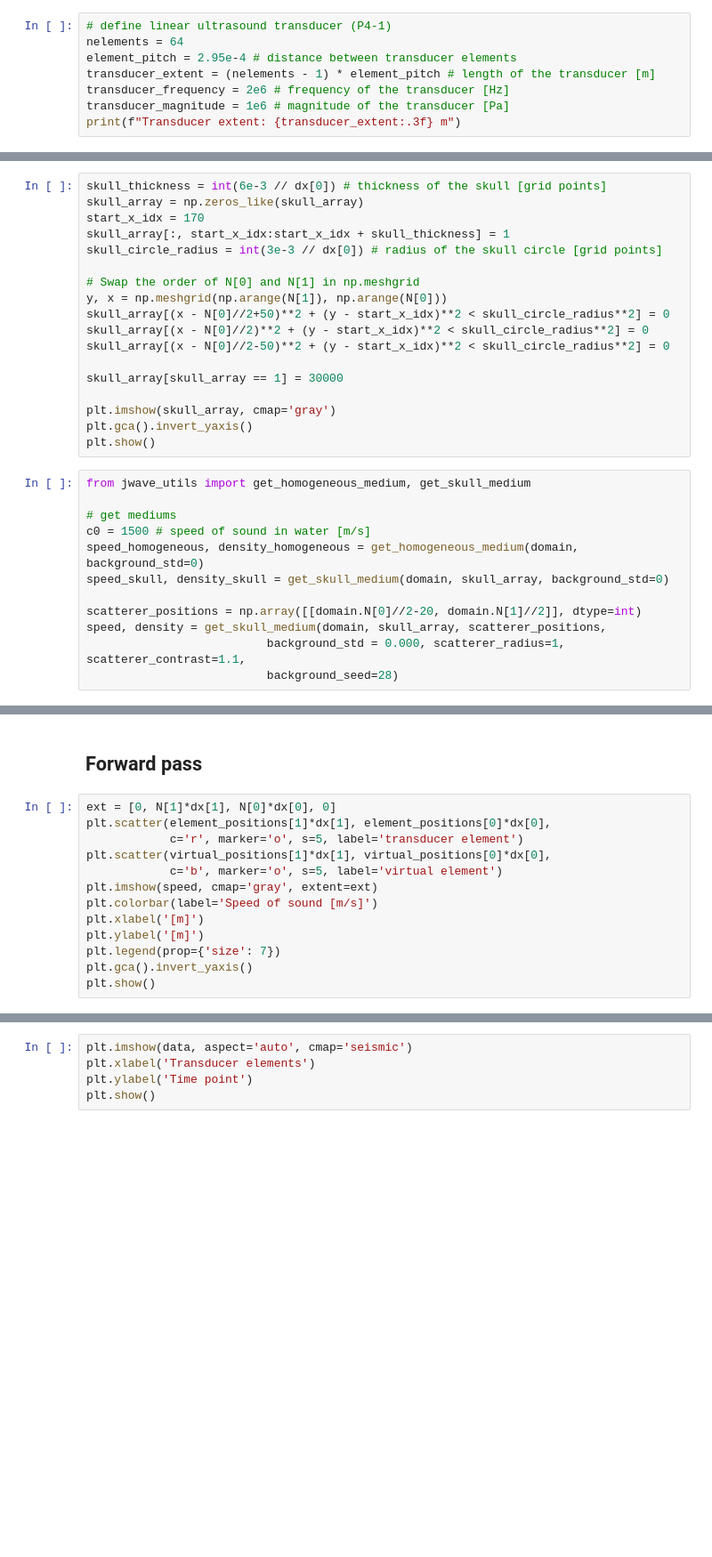
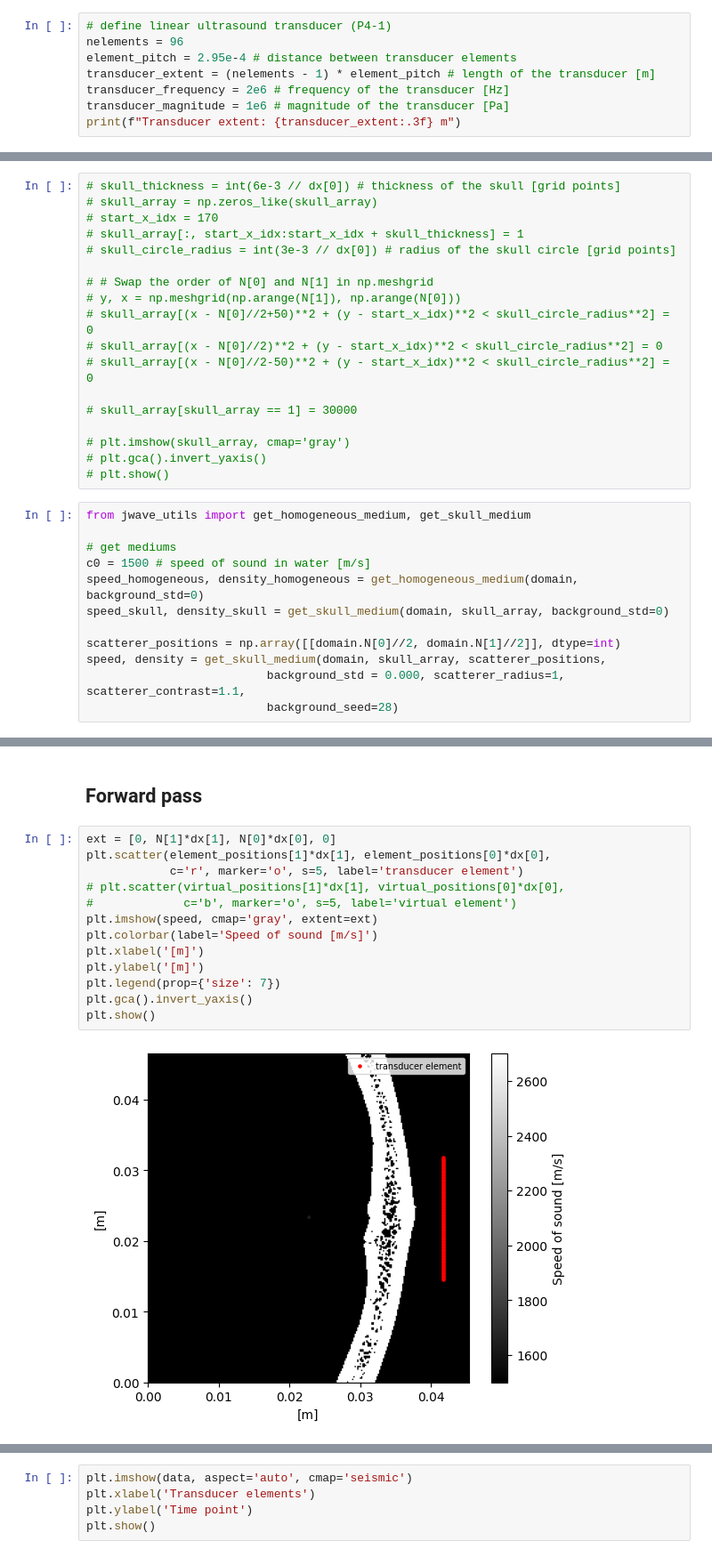
Before and after one commit to thomasrribeiro/brainhackFUS, a Jupyter notebook: notebooks/recon_skull.ipynb, the cells around one changed output, grey strips where cells are left out. Shown at 89% size. Drawn from its saved outputs; the diff is of its cells as text; blank space fills up the shorter version.

```diff
--- a/notebooks/recon_skull.ipynb
+++ b/notebooks/recon_skull.ipynb
@@ -17,7 +19,7 @@ print(f"Jax is using: {xla_bridge.get_backend().platform}")
 # Simulate data
 # %%
 # define linear ultrasound transducer (P4-1)
-nelements = 64
+nelements = 96
 element_pitch = 2.95e-4 # distance between transducer elements
 transducer_extent = (nelements - 1) * element_pitch # length of the transducer [m]
 transducer_frequency = 2e6 # frequency of the transducer [Hz]
@@ -58,21 +82,21 @@ element_positions
 # %%
-skull_thickness = int(6e-3 // dx[0]) # thickness of the skull [grid points]
-skull_array = np.zeros_like(skull_array)
-start_x_idx = 170
-skull_array[:, start_x_idx:start_x_idx + skull_thickness] = 1
-skull_circle_radius = int(3e-3 // dx[0]) # radius of the skull circle [grid points]
+# skull_thickness = int(6e-3 // dx[0]) # thickness of the skull [grid points]
+# skull_array = np.zeros_like(skull_array)
+# start_x_idx = 170
+# skull_array[:, start_x_idx:start_x_idx + skull_thickness] = 1
+# skull_circle_radius = int(3e-3 // dx[0]) # radius of the skull circle [grid points]
 
-# Swap the order of N[0] and N[1] in np.meshgrid
-y, x = np.meshgrid(np.arange(N[1]), np.arange(N[0]))
-skull_array[(x - N[0]//2+50)**2 + (y - start_x_idx)**2 < skull_circle_radius**2] = 0
-skull_array[(x - N[0]//2)**2 + (y - start_x_idx)**2 < skull_circle_radius**2] = 0
-skull_array[(x - N[0]//2-50)**2 + (y - start_x_idx)**2 < skull_circle_radius**2] = 0
+# # Swap the order of N[0] and N[1] in np.meshgrid
+# y, x = np.meshgrid(np.arange(N[1]), np.arange(N[0]))
+# skull_array[(x - N[0]//2+50)**2 + (y - start_x_idx)**2 < skull_circle_radius**2] = 0
+# skull_array[(x - N[0]//2)**2 + (y - start_x_idx)**2 < skull_circle_radius**2] = 0
+# skull_array[(x - N[0]//2-50)**2 + (y - start_x_idx)**2 < skull_circle_radius**2] = 0
 
-skull_array[skull_array == 1] = 30000
+# skull_array[skull_array == 1] = 30000
 
-plt.imshow(skull_array, cmap='gray')
-plt.gca().invert_yaxis()
-plt.show()
+# plt.imshow(skull_array, cmap='gray')
+# plt.gca().invert_yaxis()
+# plt.show()
 # %%
 from jwave_utils import get_homogeneous_medium, get_skull_medium
 
@@ -81,7 +105,7 @@ c0 = 1500 # speed of sound in water [m/s]
 speed_homogeneous, density_homogeneous = get_homogeneous_medium(domain, background_std=0)
 speed_skull, density_skull = get_skull_medium(domain, skull_array, background_std=0)
 
-scatterer_positions = np.array([[domain.N[0]//2-20, domain.N[1]//2]], dtype=int)
+scatterer_positions = np.array([[domain.N[0]//2, domain.N[1]//2]], dtype=int)
 speed, density = get_skull_medium(domain, skull_array, scatterer_positions,
                           background_std = 0.000, scatterer_radius=1, scatterer_contrast=1.1,
                           background_seed=28)
@@ -176,14 +200,16 @@ plt.show()
 # %%
 ext = [0, N[1]*dx[1], N[0]*dx[0], 0]
 plt.scatter(element_positions[1]*dx[1], element_positions[0]*dx[0],
             c='r', marker='o', s=5, label='transducer element')
-plt.scatter(virtual_positions[1]*dx[1], virtual_positions[0]*dx[0],
-            c='b', marker='o', s=5, label='virtual element')
+# plt.scatter(virtual_positions[1]*dx[1], virtual_positions[0]*dx[0],
+#             c='b', marker='o', s=5, label='virtual element')
 plt.imshow(speed, cmap='gray', extent=ext)
 plt.colorbar(label='Speed of sound [m/s]')
 plt.xlabel('[m]')
 plt.ylabel('[m]')
 plt.legend(prop={'size': 7})
 plt.gca().invert_yaxis()
 plt.show()
+# %% [output]
+[figure, added]
 # %%
```
Also changed, not shown: parts of 19 cells of this notebook.
